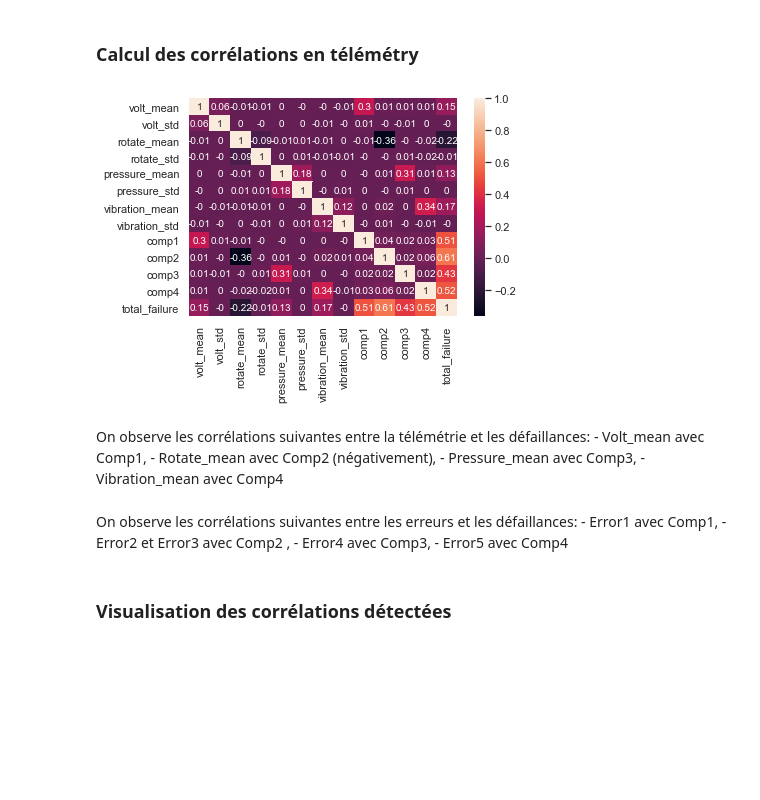
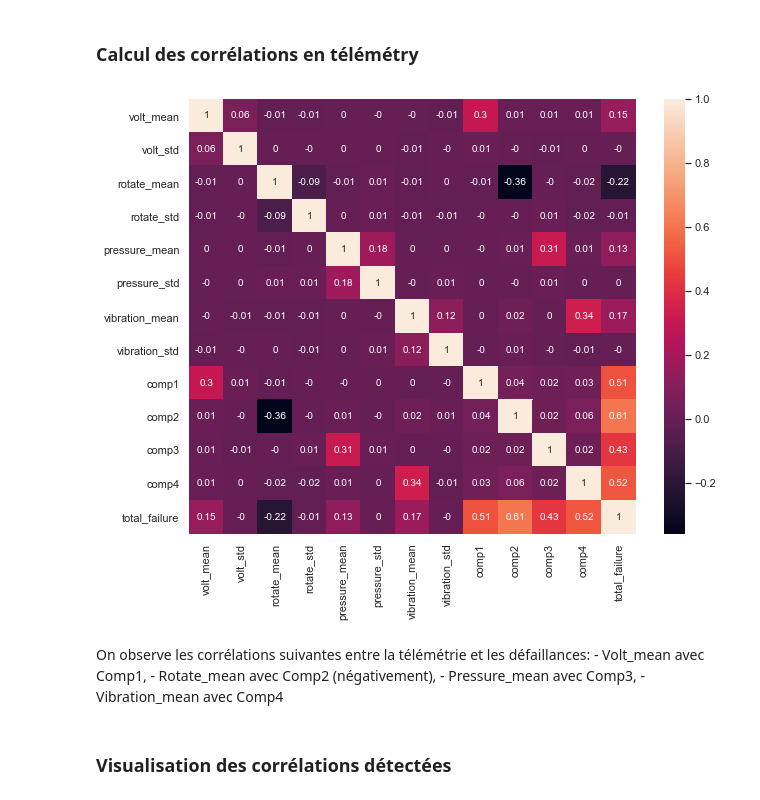
Before and after one commit to AugustinMoinat/Projet-python-maintenance, a Jupyter notebook: notebooks/Making graphs/Visualisation de corrélations.ipynb, the cells around one changed output. Saved outputs shown, nothing was run; the diff lists cells and outputs as text; code cells hidden in the pictures; blank space fills up the shorter version.

Commit message:
Nettoyage des graphes

```diff
--- a/notebooks/Making graphs/Visualisation de corrélations.ipynb
+++ b/notebooks/Making graphs/Visualisation de corrélations.ipynb
@@ -35,19 +35,19 @@ plt.scatter(ages,data,c=modeles,cmap='viridis')
 telemetry_df=df[['volt_mean', 'volt_std', 'rotate_mean', 'rotate_std','pressure_mean', 'pressure_std', 'vibration_mean', 'vibration_std','comp1', 'comp2', 'comp3', 'comp4', 'total_failure']]
 # %%
 matrix = telemetry_df.corr().round(2)
+
+plt.figure(figsize=(10,8))
 sns.heatmap(matrix, annot=True)
 
 plt.savefig("../../Images/Correlation_tel.jpg")
 # %% [output]
-[figure, old version]
+[figure, new version]
 # %% [markdown]
 On observe les corrélations suivantes entre la télémétrie et les défaillances:
     - Volt_mean avec Comp1,
     - Rotate_mean avec Comp2 (négativement),
     - Pressure_mean avec Comp3,
     - Vibration_mean avec Comp4
-# %% [markdown]
-On observe les corrélations suivantes entre les erreurs et les défaillances: - Error1 avec Comp1, - Error2 et Error3 avec Comp2 , - Error4 avec Comp3, - Error5 avec Comp4
 # %% [markdown]
 ### Visualisation des corrélations détectées
 # %% [markdown]
```
Also changed, not shown: parts of 4 cells of this notebook, 11 other files.
